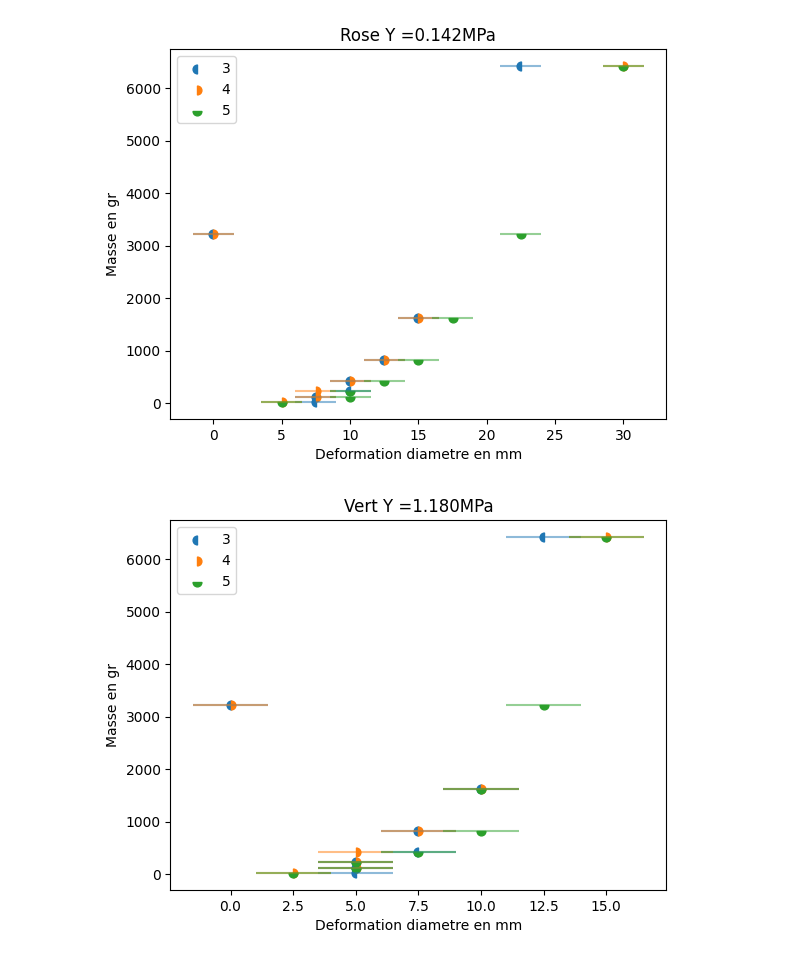
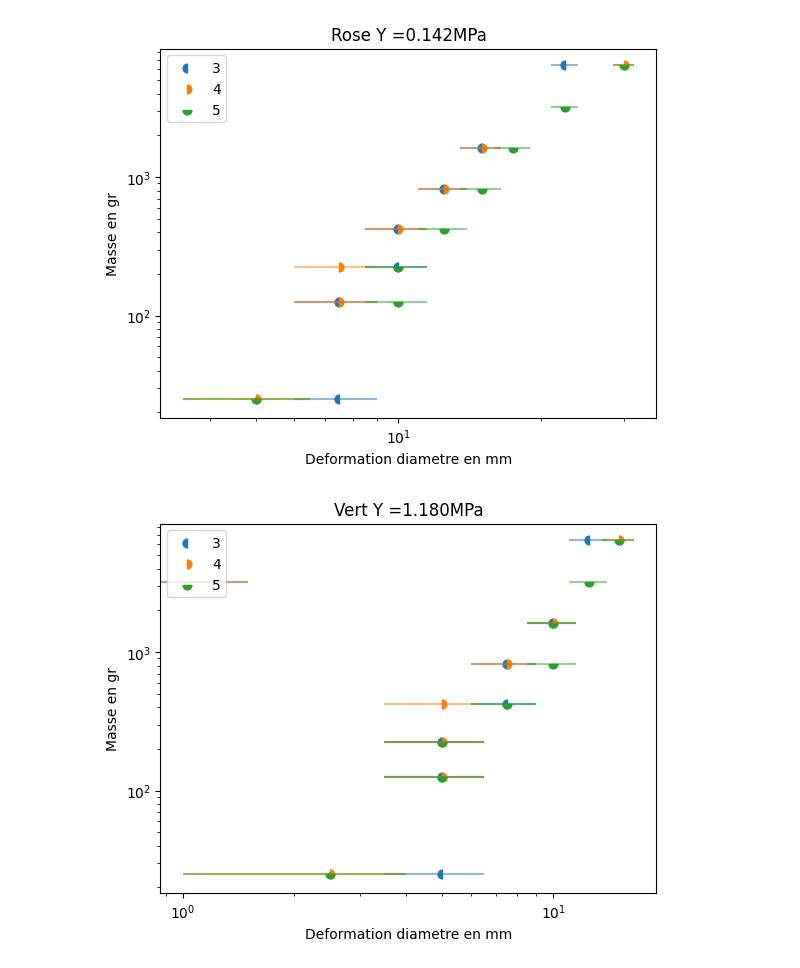
Before and after one commit to erdicn/ContactDeHertz, a Jupyter notebook: graphs.ipynb, the cells around one changed output. Cells and saved outputs as stored; diff of their text form; code cells hidden in the pictures.

```diff
--- a/graphs.ipynb
+++ b/graphs.ipynb
@@ -52,11 +52,11 @@ def GraphMasseDeformation(X : list, nomGraph : str, nb ,loglog = True):
     plt.close()
 # %%
 for i in range(len(ToutLesSpheres)):
-    GraphMasseDeformation(ToutLesSpheres[i], Noms[i], i, False)
+    GraphMasseDeformation(ToutLesSpheres[i], Noms[i], i)
 # fig, ax = plt.subplots()
 # ax.errorbar(R[0], Masse, xerr = 1.5, yerr = errMasse, fmt = "o", label = Rayons[i], alpha = 0.7)
 # ax.set_xscale('log')
 # ax.set_yscale('log')
 # %% [output]
-[figure, old version]
+[figure, new version]
-[figure, old version]
+[figure, new version]
```
Also changed, not shown: parts of 1 cell of this notebook.
